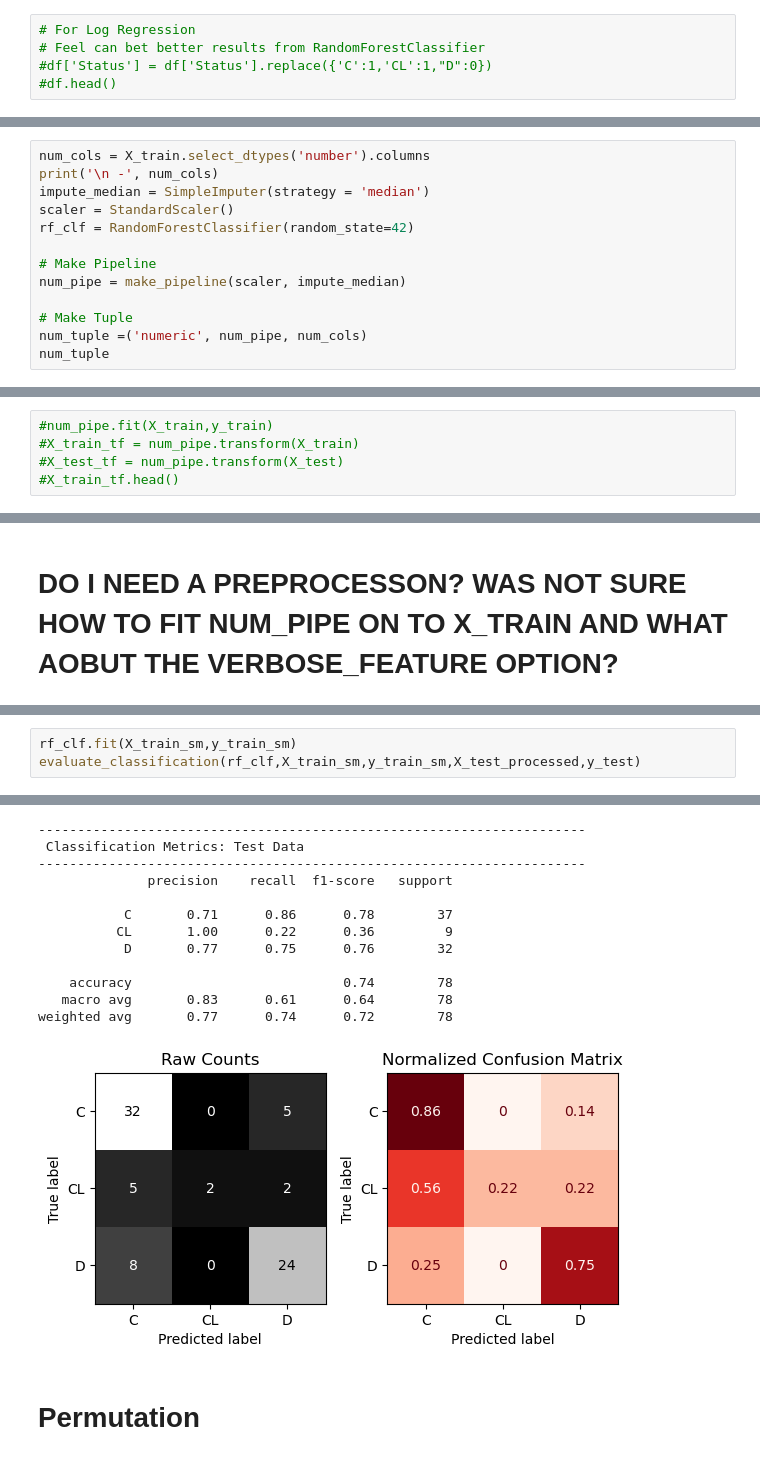
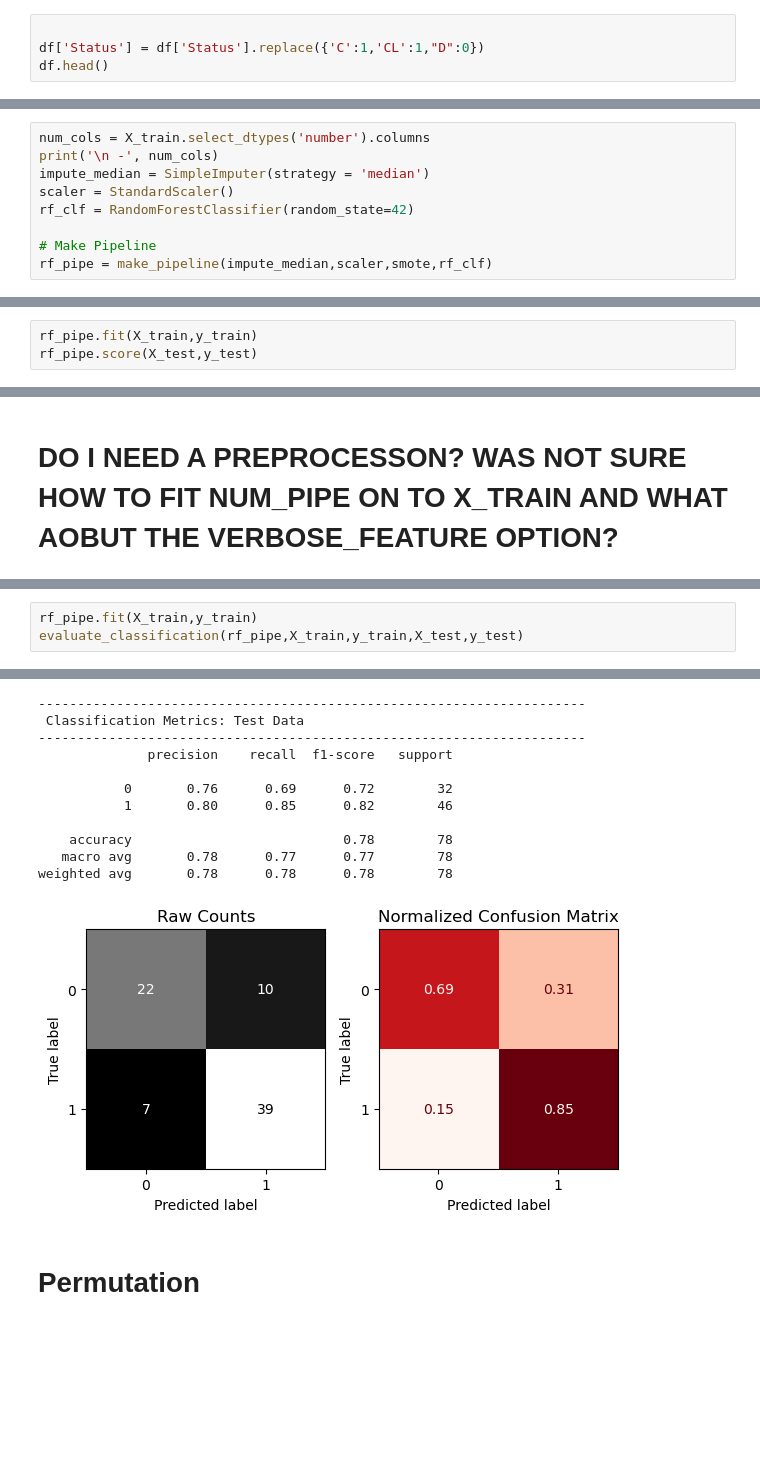
Before and after one commit to 808hanronald/W16-project-4, a Jupyter notebook: W16 Project 4.ipynb, the cells around one changed output, grey strips where cells are left out. Cells and saved outputs as stored; diff of their text form; blank space fills up the shorter version.

```diff
--- a/W16 Project 4.ipynb
+++ b/W16 Project 4.ipynb
@@ -419,7 +420,6 @@ Name: Status, dtype: int64
 - Going to use RandomForestClassifier
     - If not happy with results may look at Logistic Regression
 # %%
-# For Log Regression
-# Feel can bet better results from RandomForestClassifier
-#df['Status'] = df['Status'].replace({'C':1,'CL':1,"D":0})
-#df.head()
+
+df['Status'] = df['Status'].replace({'C':1,'CL':1,"D":0})
+df.head()
@@ -606,11 +625,7 @@ scaler = StandardScaler()
 rf_clf = RandomForestClassifier(random_state=42)
 
 # Make Pipeline
-num_pipe = make_pipeline(scaler, impute_median)
-
-# Make Tuple
-num_tuple =('numeric', num_pipe, num_cols)
-num_tuple
+rf_pipe = make_pipeline(impute_median,scaler,smote,rf_clf)
 # %% [output]
  - Index(['N_Days', 'Drug', 'Age', 'Sex', 'Ascites', 'Hepatomegaly', 'Spiders',
        'Edema', 'Bilirubin', 'Cholesterol', 'Albumin', 'Copper', 'Alk_Phos',
@@ -626,7 +634,5 @@ num_tuple
 # %% [markdown]
 # WAS TRYING TO PUT SMOTE INTO PIPELINE.  COULD NOT FIGURE OUT HOW LEFT OVER CODE
 # %%
-#num_pipe.fit(X_train,y_train)
-#X_train_tf = num_pipe.transform(X_train)
-#X_test_tf = num_pipe.transform(X_test)
-#X_train_tf.head()
+rf_pipe.fit(X_train,y_train)
+rf_pipe.score(X_test,y_test)
@@ -675,6 +643,6 @@ Name: Status, dtype: int64
 # %%
-rf_clf.fit(X_train_sm,y_train_sm)
-evaluate_classification(rf_clf,X_train_sm,y_train_sm,X_test_processed,y_test)
+rf_pipe.fit(X_train,y_train)
+evaluate_classification(rf_pipe,X_train,y_train,X_test,y_test)
 # %% [output]
 ----------------------------------------------------------------------
  Classification Metrics: Training Data
@@ -692,16 +659,15 @@ weighted avg       1.00      1.00      1.00       393
 ----------------------------------------------------------------------
  Classification Metrics: Test Data
 ----------------------------------------------------------------------
               precision    recall  f1-score   support
 
-           C       0.71      0.86      0.78        37
-          CL       1.00      0.22      0.36         9
-           D       0.77      0.75      0.76        32
+           0       0.76      0.69      0.72        32
+           1       0.80      0.85      0.82        46
 
-    accuracy                           0.74        78
-   macro avg       0.83      0.61      0.64        78
-weighted avg       0.77      0.74      0.72        78
+    accuracy                           0.78        78
+   macro avg       0.78      0.77      0.77        78
+weighted avg       0.78      0.78      0.78        78
-[figure, old version]
+[figure, new version]
 # %% [markdown]
 # Permutation
 # %%
```
Also changed, not shown: parts of 39 cells of this notebook, 1 other file.
